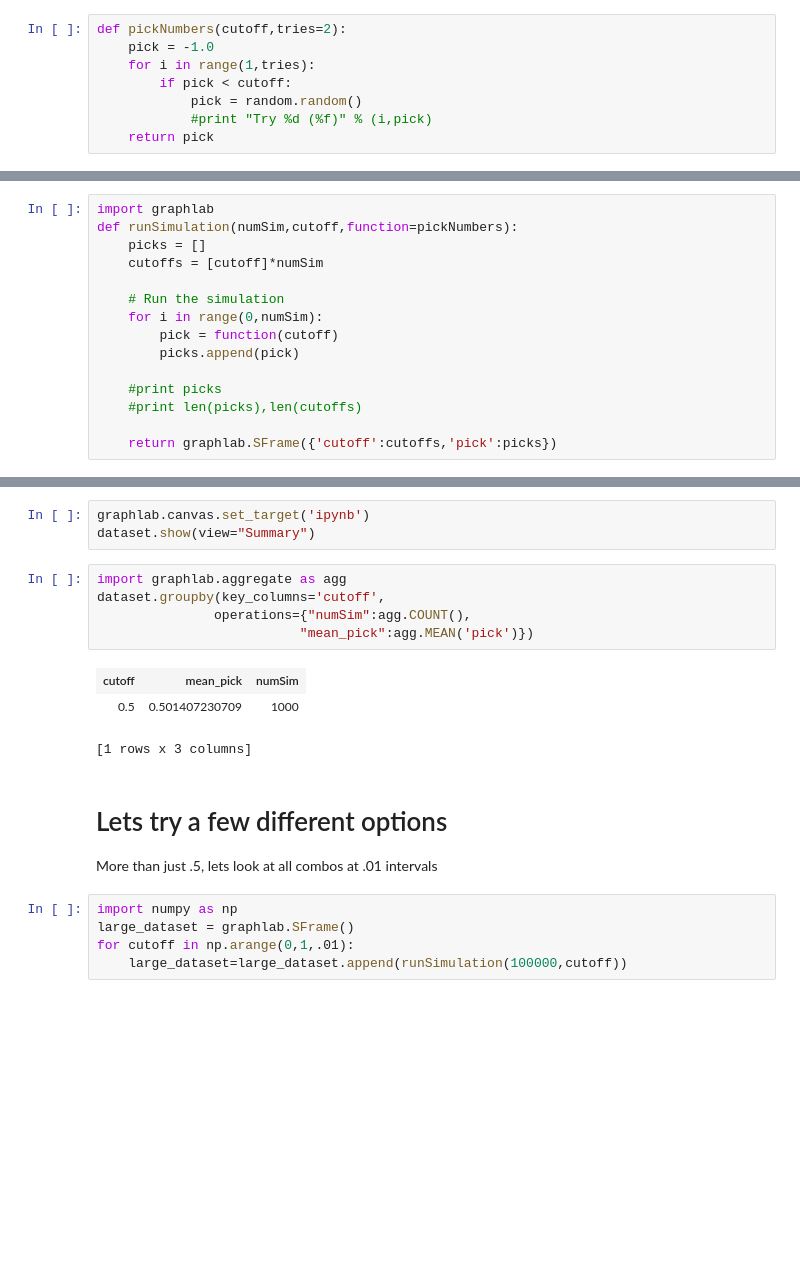
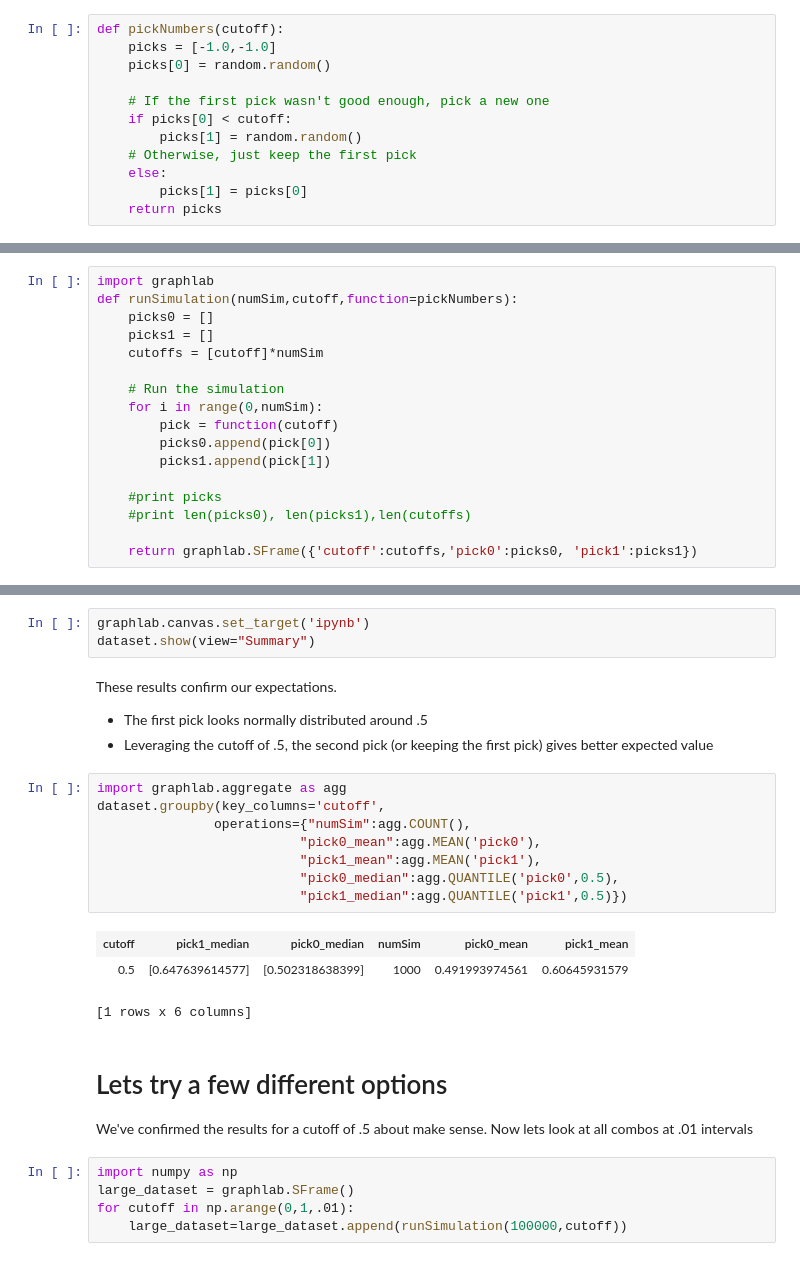
Before and after one commit to asealey/fivethirtyeight, a Jupyter notebook: The Riddler - Gameshow.ipynb, the cells around one changed output, grey strips where cells are left out. Cells and saved outputs as stored; diff of their text form; blank space fills up the shorter version.

```diff
--- a/The Riddler - Gameshow.ipynb
+++ b/The Riddler - Gameshow.ipynb
@@ -15,13 +21,17 @@ print num
 # %% [markdown]
 Now lets build a function that takes a threshold, and if the first generation is less than that threshold, tries another
-# %%
-def pickNumbers(cutoff,tries=2):
-    pick = -1.0
-    for i in range(1,tries):
-        if pick < cutoff:
-            pick = random.random()
-            #print "Try %d (%f)" % (i,pick)
-    return pick
+# %%
+def pickNumbers(cutoff):
+    picks = [-1.0,-1.0]
+    picks[0] = random.random()
+
+    # If the first pick wasn't good enough, pick a new one
+    if picks[0] < cutoff:
+        picks[1] = random.random()
+    # Otherwise, just keep the first pick
+    else:
+        picks[1] = picks[0]
+    return picks
 # %%
 pickNumbers(.5)
 # %% [output]
@@ -31,18 +41,20 @@ Now we need to run a simulation to test a sample cutoff, to determine what the t
 # %%
 import graphlab
 def runSimulation(numSim,cutoff,function=pickNumbers):
-    picks = []
+    picks0 = []
+    picks1 = []
     cutoffs = [cutoff]*numSim
 
     # Run the simulation
     for i in range(0,numSim):
         pick = function(cutoff)
-        picks.append(pick)
+        picks0.append(pick[0])
+        picks1.append(pick[1])
 
     #print picks
-    #print len(picks),len(cutoffs)
+    #print len(picks0), len(picks1),len(cutoffs)
 
-    return graphlab.SFrame({'cutoff':cutoffs,'pick':picks})
+    return graphlab.SFrame({'cutoff':cutoffs,'pick0':picks0, 'pick1':picks1})
 # %%
 dataset = graphlab.SFrame()
 dataset=dataset.append(runSimulation(1000,.5))
@@ -53,18 +63,26 @@ Now we have a simple simulation, lets take a look at some descriptive stats
 # %%
 graphlab.canvas.set_target('ipynb')
 dataset.show(view="Summary")
+# %% [markdown]
+These results confirm our expectations.
+
+* The first pick looks normally distributed around .5
+* Leveraging the cutoff of .5, the second pick (or keeping the first pick) gives better expected value
 # %%
 import graphlab.aggregate as agg
 dataset.groupby(key_columns='cutoff',
                operations={"numSim":agg.COUNT(),
-                          "mean_pick":agg.MEAN('pick')})
+                          "pick0_mean":agg.MEAN('pick0'),
+                          "pick1_mean":agg.MEAN('pick1'),
+                          "pick0_median":agg.QUANTILE('pick0',0.5),
+                          "pick1_median":agg.QUANTILE('pick1',0.5)})
 # %% [output]
-| cutoff | mean_pick | numSim |
-| 0.5 | 0.501407230709 | 1000 |
+| cutoff | pick1_median | pick0_median | numSim | pick0_mean | pick1_mean |
+| 0.5 | [0.647639614577] | [0.502318638399] | 1000 | 0.491993974561 | 0.60645931579 |
-[1 rows x 3 columns]
+[1 rows x 6 columns]
 # %% [markdown]
 # Lets try a few different options
-More than just .5, lets look at all combos at .01 intervals
+We've confirmed the results for a cutoff of .5 about make sense.  Now lets look at all combos at .01 intervals
 # %%
 import numpy as np
 large_dataset = graphlab.SFrame()
```
Also changed, not shown: parts of 22 cells of this notebook, 1 other file.
